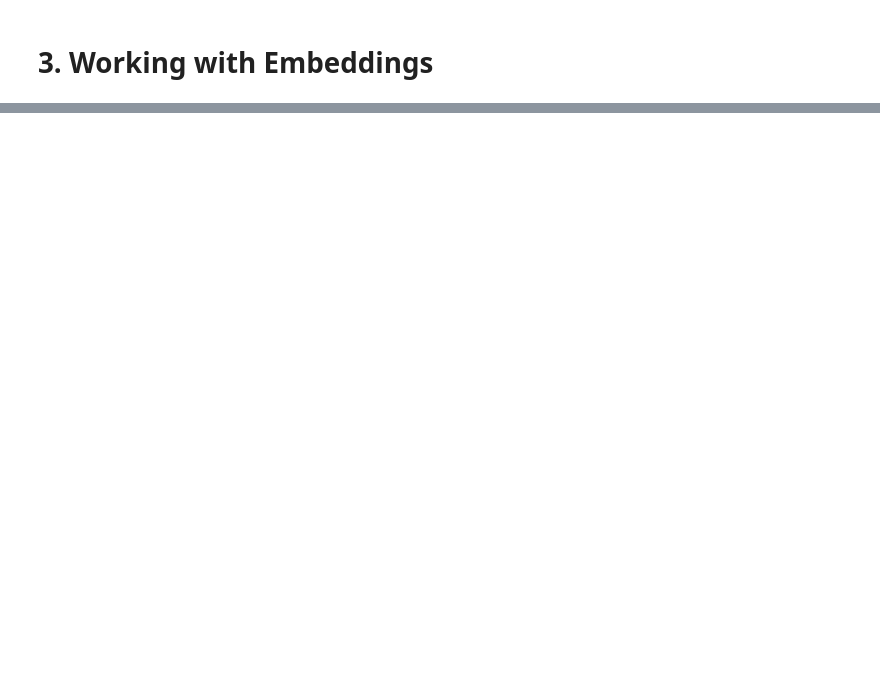
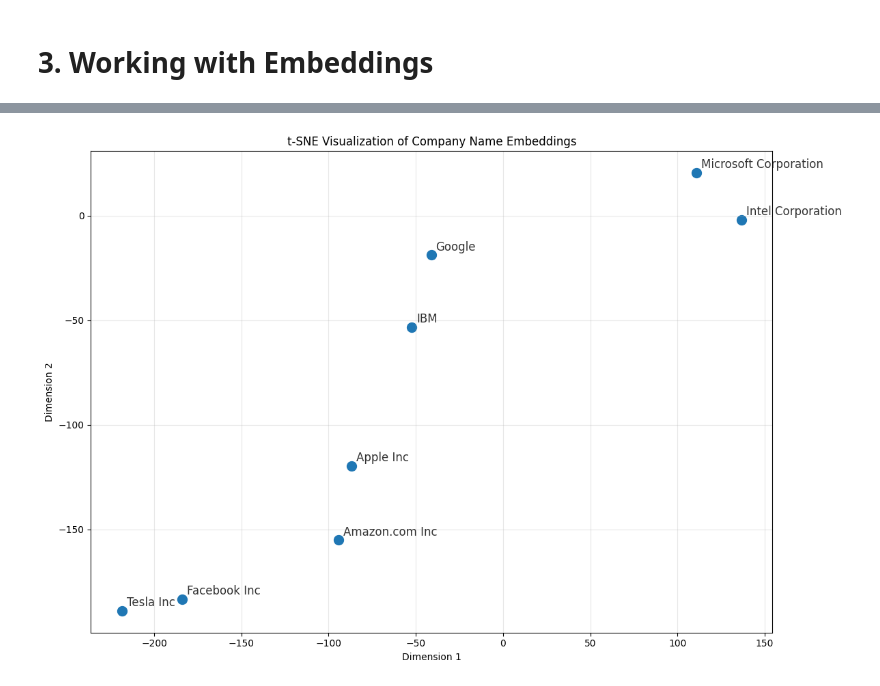
Before and after one commit to easonanalytica/company_name_matcher, a Jupyter notebook: demo.ipynb, the cells around one changed output, grey strips where cells are left out. Saved outputs shown, nothing was run; the diff lists cells and outputs as text; code cells hidden in the pictures; blank space fills up the shorter version.

```diff
--- a/demo.ipynb
+++ b/demo.ipynb
@@ -176,0 +233,29 @@ Single company embedding shape: (384,)
+# %%
+# Visualize embeddings in 2D using t-SNE
+from sklearn.manifold import TSNE
+
+# Convert embeddings to a list of arrays
+embedding_list = np.array([embeddings[company] for company in companies_to_visualize])
+
+# Apply t-SNE to reduce dimensions to 2D
+tsne = TSNE(n_components=2, random_state=42, perplexity=2)
+embeddings_2d = tsne.fit_transform(embedding_list)
+
+# Plot the 2D embeddings
+plt.figure(figsize=(12, 8))
+plt.scatter(embeddings_2d[:, 0], embeddings_2d[:, 1], s=100)
+
+# Add labels for each point
+for i, company in enumerate(companies_to_visualize):
+    plt.annotate(company, (embeddings_2d[i, 0], embeddings_2d[i, 1]),
+                 fontsize=12, alpha=0.8,
+                 xytext=(5, 5), textcoords='offset points')
+
+plt.title("t-SNE Visualization of Company Name Embeddings")
+plt.xlabel("Dimension 1")
+plt.ylabel("Dimension 2")
+plt.grid(alpha=0.3)
+plt.tight_layout()
+plt.show()
+# %% [output]
+[figure, added]
```
Also changed, not shown: parts of 21 cells of this notebook, 9 other files.
